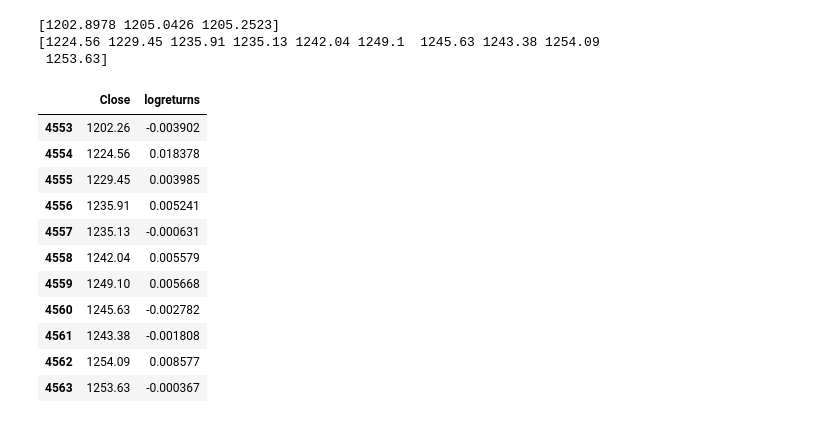
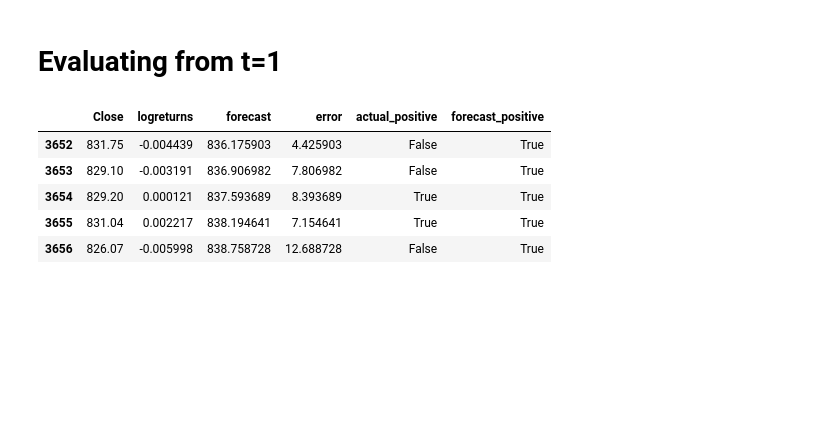
Before and after one commit to ulrikson/statistics-thesis, a Jupyter notebook: lstm2.ipynb, the cells around one changed output. Saved outputs shown, nothing was run; the diff lists cells and outputs as text; code cells hidden in the pictures; blank space fills up the shorter version.

```diff
--- a/lstm2.ipynb
+++ b/lstm2.ipynb
@@ -159,28 +162,38 @@ Epoch 5/5
-# %%
-test_df = pd.read_csv('data/final.csv', usecols=['logreturns', 'Close'])
-last_train = test_df['Close'].values[-n_test-1]
-test_compare = test_df['Close'].values[-n_test:]
-
-price_forecast = np.exp(np.cumsum(forecasts[0]) + math.log(last_train)) # forecasts[0] is the first forecast from the last training value
-
-print(price_forecast)
-print(test_compare)
-# %% [output]
-[1202.8978 1205.0426 1205.2523]
-[1224.56 1229.45 1235.91 1235.13 1242.04 1249.1  1245.63 1243.38 1254.09
- 1253.63]
-# %%
-test_df.tail(11)
-# %% [output]
-|  | Close | logreturns |
-| 4553 | 1202.26 | -0.003902 |
-| 4554 | 1224.56 | 0.018378 |
-| 4555 | 1229.45 | 0.003985 |
-| 4556 | 1235.91 | 0.005241 |
-| 4557 | 1235.13 | -0.000631 |
-| 4558 | 1242.04 | 0.005579 |
-| 4559 | 1249.10 | 0.005668 |
-| 4560 | 1245.63 | -0.002782 |
-| 4561 | 1243.38 | -0.001808 |
-| 4562 | 1254.09 | 0.008577 |
-| 4563 | 1253.63 | -0.000367 |
+# %% [markdown]
+# Evaluating from t=1
+# %%
+original_df = pd.read_csv('data/final.csv', usecols=['logreturns', 'Close'])
+train_df = original_df[:-n_test].copy()
+
+last_train = train_df['Close'].values[-1]
+price_forecasts = np.exp(np.cumsum(forecasts[0]) + math.log(last_train))
+
+train_df['forecast'] = train_df['Close'] # temporary until actual forecasts are added
+
+eval_df = pd.DataFrame(columns=['Close', 'logreturns', 'forecast'])
+eval_df['Close'] = original_df['Close'].values[-n_test:-n_test+n_seq]
+eval_df['logreturns'] = original_df['logreturns'].values[-n_test:-n_test+n_seq]
+eval_df['forecast'] = price_forecasts
+
+merged_df = train_df.append(eval_df, ignore_index=True)
+merged_df['error'] = merged_df['forecast'] - merged_df['Close']
+
+def sentiment(diff):
+    if diff > 0:
+        return '+'
+    elif n < 0:
+        return '-'
+    else:
+        return 0
+
+merged_df['actual_positive'] = merged_df['Close'].diff(1) > 0
+merged_df['forecast_positive'] = merged_df['forecast'].diff(1) > 0
+
+merged_df.tail()
+# %% [output]
+|  | Close | logreturns | forecast | error | actual_positive | forecast_positive |
+| 3652 | 831.75 | -0.004439 | 836.175903 | 4.425903 | False | True |
+| 3653 | 829.10 | -0.003191 | 836.906982 | 7.806982 | False | True |
+| 3654 | 829.20 | 0.000121 | 837.593689 | 8.393689 | True | True |
+| 3655 | 831.04 | 0.002217 | 838.194641 | 7.154641 | True | True |
+| 3656 | 826.07 | -0.005998 | 838.758728 | 12.688728 | False | True |
```
Also changed, not shown: parts of 6 cells of this notebook.
